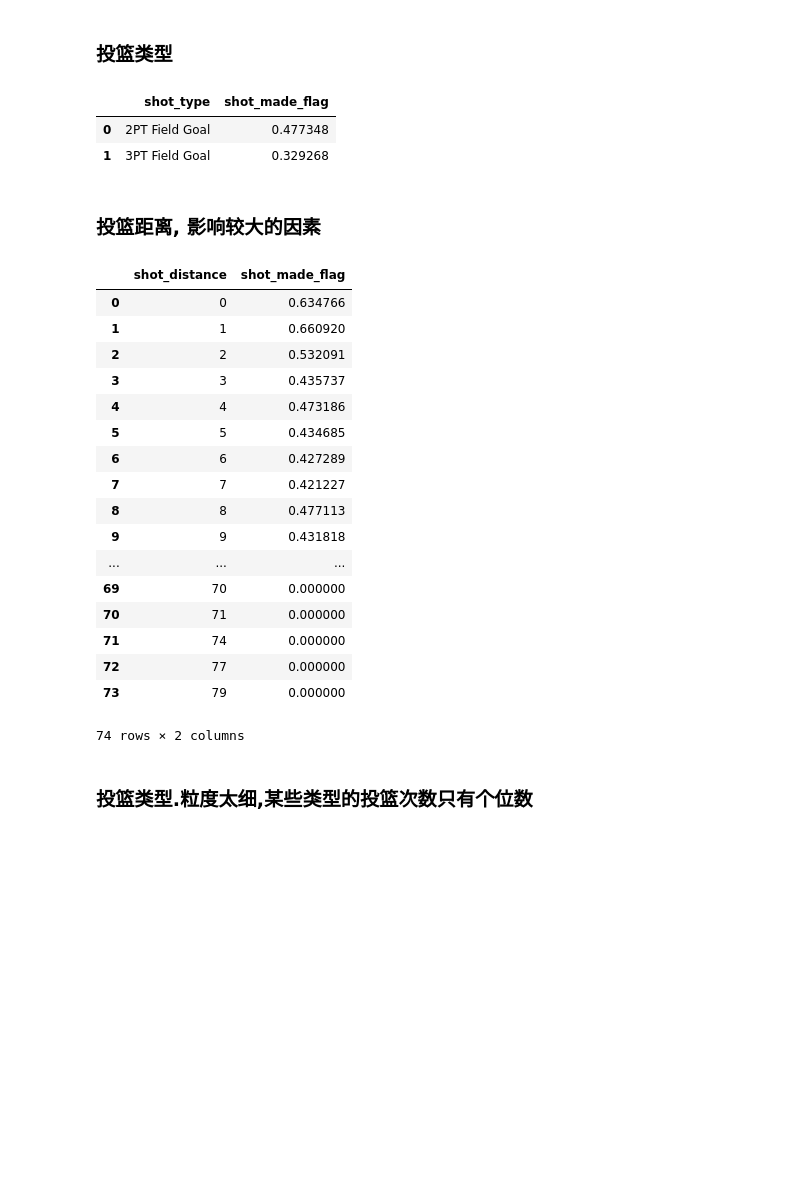
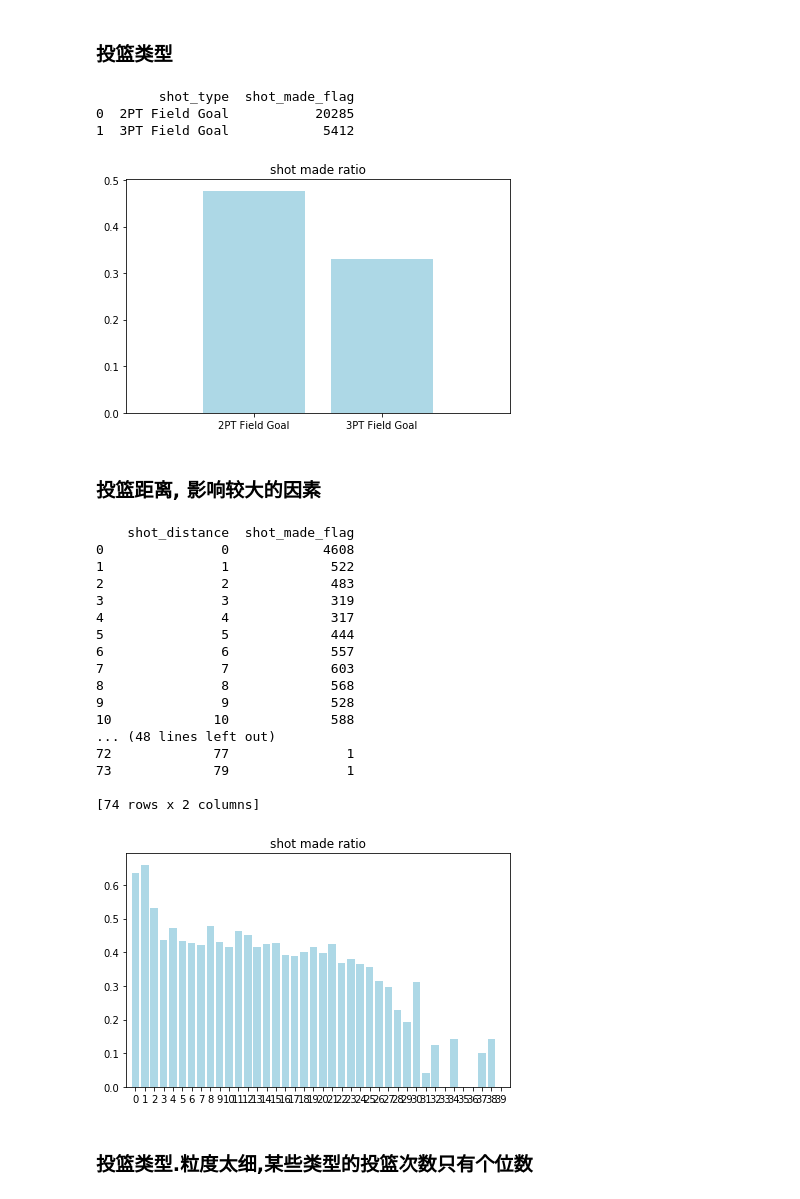
Before and after one commit to wb-dirac/kaggle_proj, a Jupyter notebook: Kobe Bryant Shot Selection/exploring.ipynb, the cells around one changed output. Cells and saved outputs as stored; diff of their text form; code cells hidden in the pictures; blank space fills up the shorter version.

```diff
--- a/Kobe Bryant Shot Selection/exploring.ipynb
+++ b/Kobe Bryant Shot Selection/exploring.ipynb
@@ -51,35 +54,50 @@ Name: shot_id, dtype: int64
 ## Feature Engineering
 # %% [markdown]
 ### 投篮类型
-# %%
-train_data[['shot_type', 'shot_made_flag']].groupby('shot_type', as_index=False).mean()
-# %% [output]
-|  | shot_type | shot_made_flag |
-| 0 | 2PT Field Goal | 0.477348 |
-| 1 | 3PT Field Goal | 0.329268 |
+# %%
+def plotBar(shot_aau, title):
+    cols = shot_aau.columns
+    plt.title(title)
+    plt.bar(range(shot_aau.shape[0]), shot_aau[cols[1]],\
+        color='lightblue',align='center', width=0.8)
+    plt.xticks(range(shot_aau.shape[0]),shot_aau[cols[0]])#, rotation=90)
+    plt.xlim([-1, shot_aau.shape[0]])
+    plt.tight_layout()
+    plt.show()
+def plotGroupRatioBar(feature):
+    g = train_data[[feature, 'shot_made_flag']].groupby(feature, as_index=False)
+    print(g.count())
+    plotBar(g.mean().head(40), 'shot made ratio')
+#     print(shot_type_g)
+plotGroupRatioBar('shot_type')
+# %% [output]
+        shot_type  shot_made_flag
+0  2PT Field Goal           20285
+1  3PT Field Goal            5412
+[figure, added]
 # %% [markdown]
 ### 投篮距离, 影响较大的因素
-# %%
-train_data[['shot_distance', 'shot_made_flag']].groupby('shot_distance', as_index=False).mean()
-# %% [output]
-|  | shot_distance | shot_made_flag |
-| 0 | 0 | 0.634766 |
-| 1 | 1 | 0.660920 |
-| 2 | 2 | 0.532091 |
-| 3 | 3 | 0.435737 |
-| 4 | 4 | 0.473186 |
-| 5 | 5 | 0.434685 |
-| 6 | 6 | 0.427289 |
-| 7 | 7 | 0.421227 |
-| 8 | 8 | 0.477113 |
-| 9 | 9 | 0.431818 |
-| ... | ... | ... |
-| 69 | 70 | 0.000000 |
-| 70 | 71 | 0.000000 |
-| 71 | 74 | 0.000000 |
-| 72 | 77 | 0.000000 |
-| 73 | 79 | 0.000000 |
-74 rows × 2 columns
+# %%
+plotGroupRatioBar('shot_distance')
+# %% [output]
+    shot_distance  shot_made_flag
+0               0            4608
+1               1             522
+2               2             483
+3               3             319
+4               4             317
+5               5             444
+6               6             557
+7               7             603
+8               8             568
+9               9             528
+10             10             588
+... (48 lines left out)
+72             77               1
+73             79               1
+
+[74 rows x 2 columns]
+[figure, added]
 # %% [markdown]
 ### 投篮类型.粒度太细,某些类型的投篮次数只有个位数
 # %%
```
Also changed, not shown: parts of 38 cells of this notebook, 12 other files.
